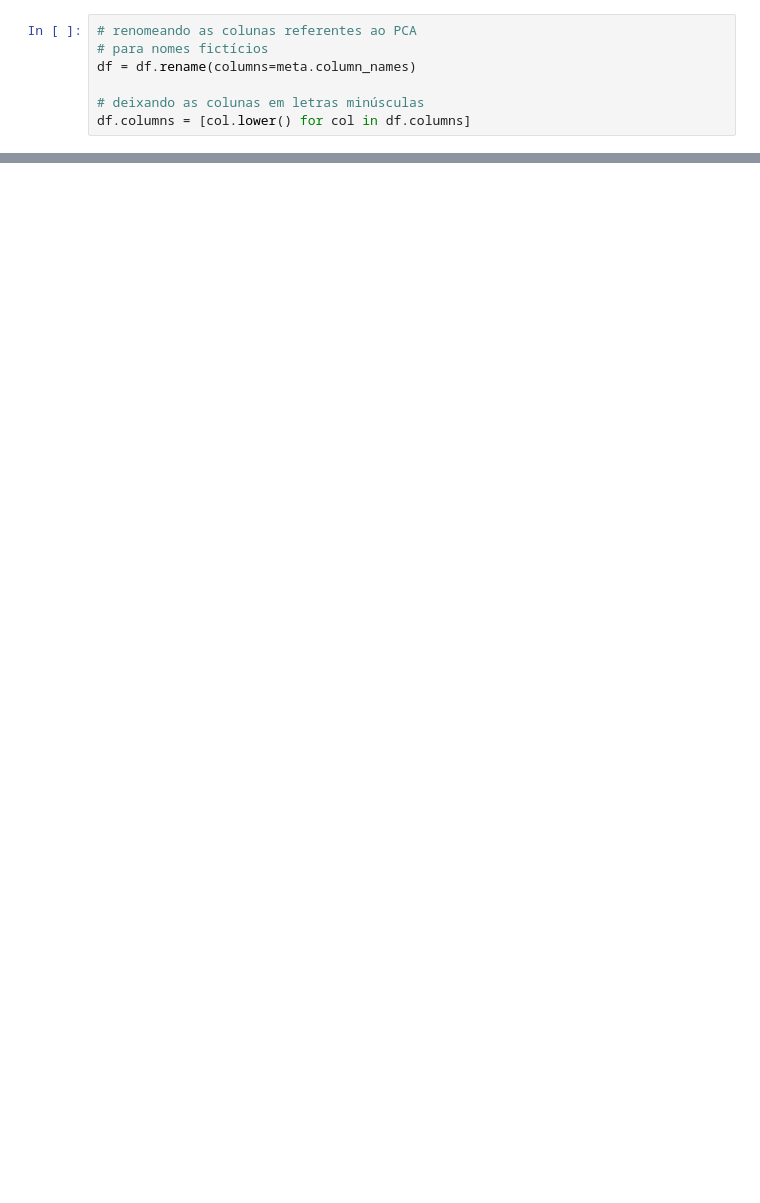
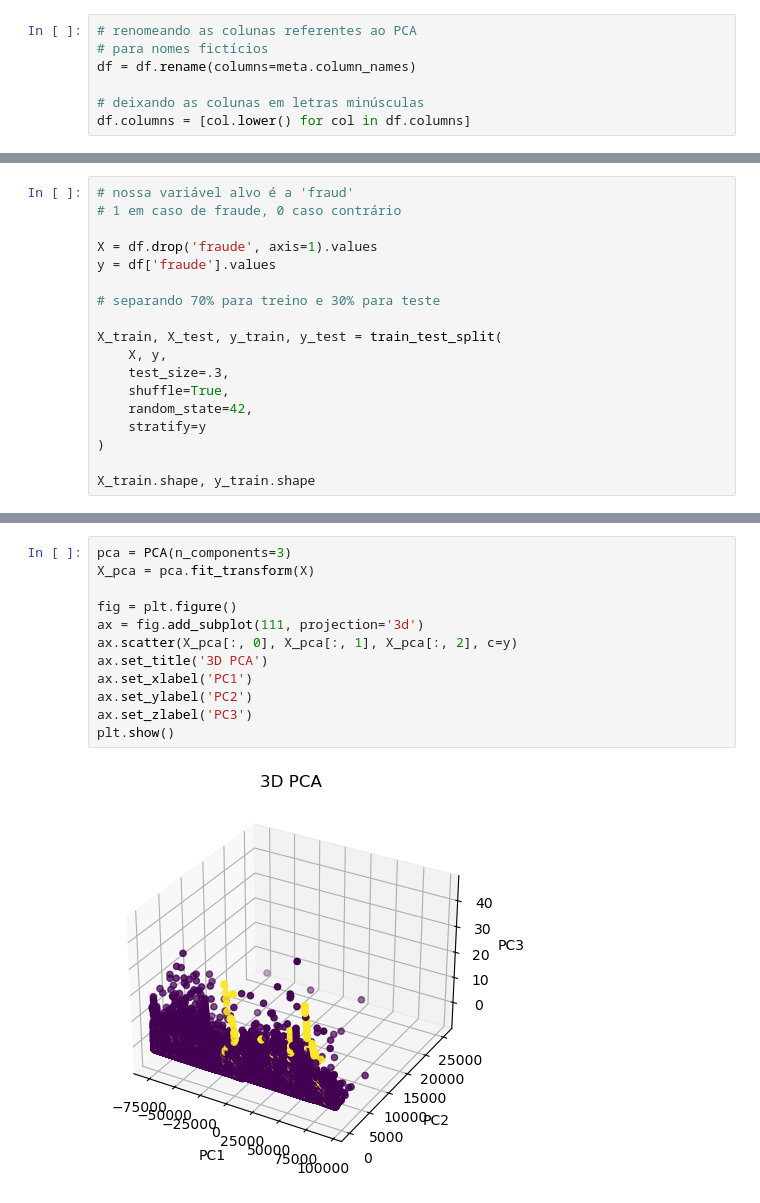
Before and after one commit to gprzy/real-time-fraud-detection, a Jupyter notebook: fraud_detection.ipynb, the cells around one changed output, grey strips where cells are left out. Drawn from its saved outputs; the diff is of its cells as text; blank space fills up the shorter version.

```diff
--- a/fraud_detection.ipynb
+++ b/fraud_detection.ipynb
@@ -206,0 +270,18 @@ print(models)
+# %%
+# nossa variável alvo é a 'fraud'
+# 1 em caso de fraude, 0 caso contrário
+
+X = df.drop('fraude', axis=1).values
+y = df['fraude'].values
+
+# separando 70% para treino e 30% para teste
+
+X_train, X_test, y_train, y_test = train_test_split(
+    X, y,
+    test_size=.3,
+    shuffle=True,
+    random_state=42,
+    stratify=y
+)
+
+X_train.shape, y_train.shape
@@ -206,0 +317,14 @@ print(models)
+# %%
+pca = PCA(n_components=3)
+X_pca = pca.fit_transform(X)
+
+fig = plt.figure()
+ax = fig.add_subplot(111, projection='3d')
+ax.scatter(X_pca[:, 0], X_pca[:, 1], X_pca[:, 2], c=y)
+ax.set_title('3D PCA')
+ax.set_xlabel('PC1')
+ax.set_ylabel('PC2')
+ax.set_zlabel('PC3')
+plt.show()
+# %% [output]
+[figure, added]
```
Also changed, not shown: parts of 94 cells of this notebook, 3 other files.
